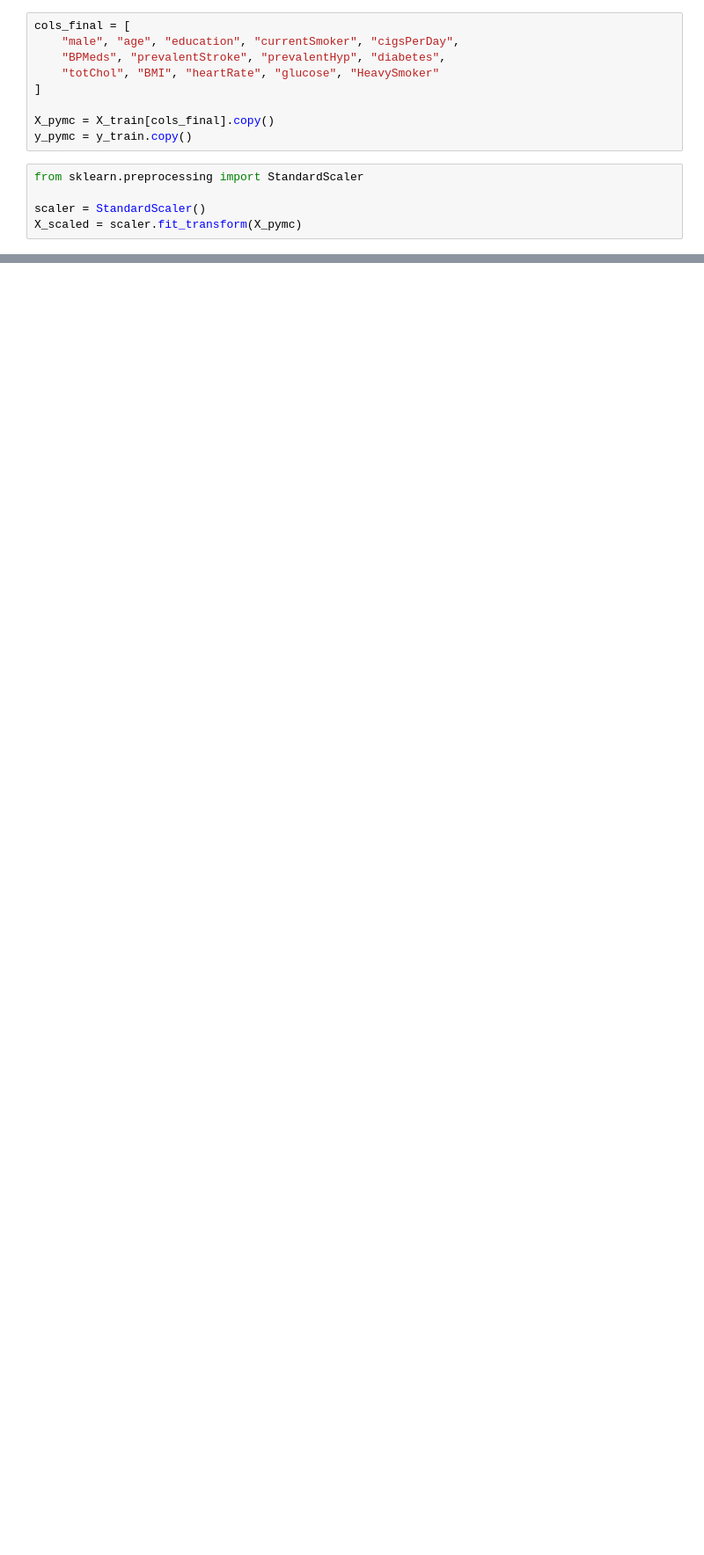
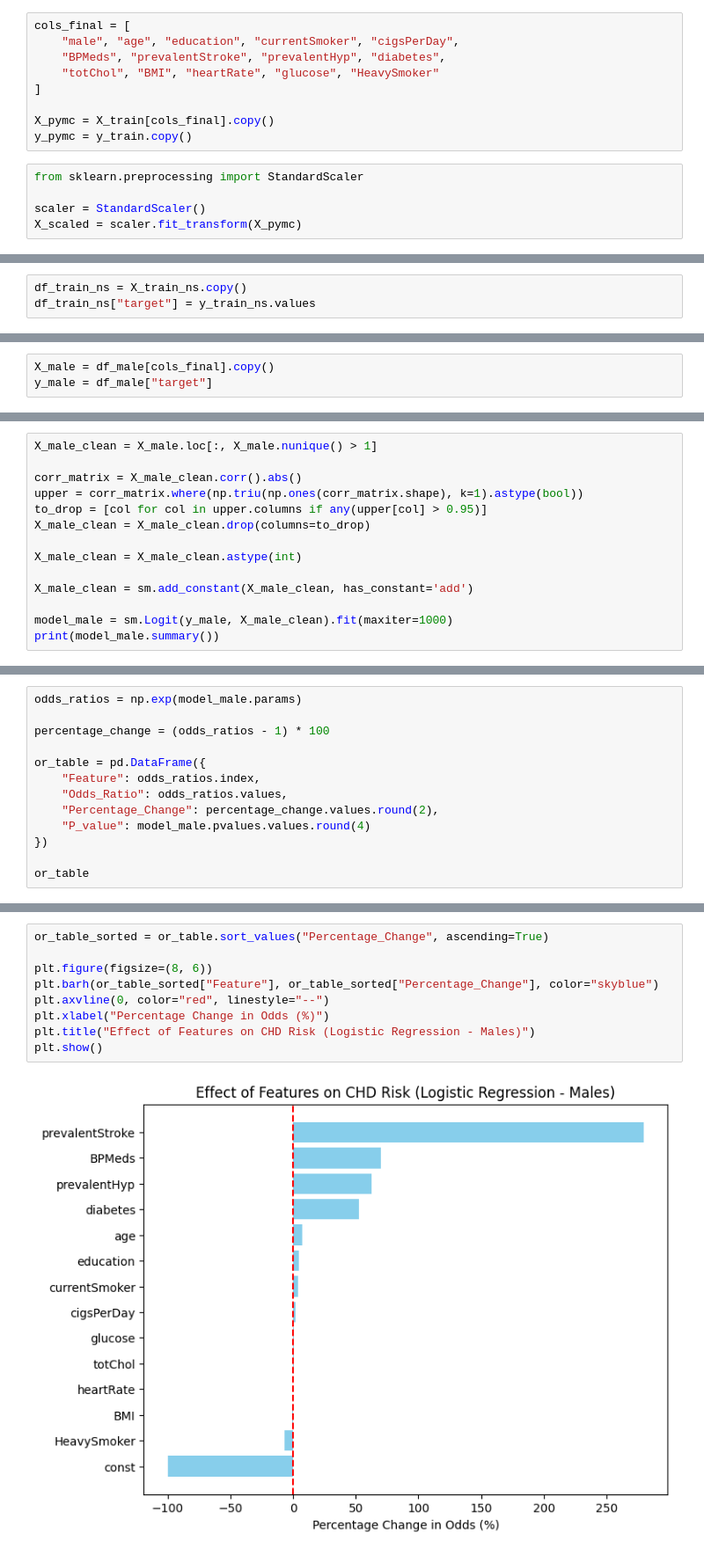
Before and after one commit to YOUSEF-ysfxjo/ml-cs-stats-interpretability-, a Jupyter notebook: notebooks/04-interpretability.ipynb, the cells around one changed output, grey strips where cells are left out. Shown at 88% size. Drawn from its saved outputs; the diff is of its cells as text; blank space fills up the shorter version.

```diff
--- a/notebooks/04-interpretability.ipynb
+++ b/notebooks/04-interpretability.ipynb
@@ -552,0 +775,3 @@ plt.show()
+# %%
+df_train_ns = X_train_ns.copy()
+df_train_ns["target"] = y_train_ns.values
@@ -552,0 +817,3 @@ plt.show()
+# %%
+X_male = df_male[cols_final].copy()
+y_male = df_male["target"]
@@ -552,0 +827,14 @@ plt.show()
+# %%
+X_male_clean = X_male.loc[:, X_male.nunique() > 1]
+
+corr_matrix = X_male_clean.corr().abs()
+upper = corr_matrix.where(np.triu(np.ones(corr_matrix.shape), k=1).astype(bool))
+to_drop = [col for col in upper.columns if any(upper[col] > 0.95)]
+X_male_clean = X_male_clean.drop(columns=to_drop)
+
+X_male_clean = X_male_clean.astype(int)
+
+X_male_clean = sm.add_constant(X_male_clean, has_constant='add')
+
+model_male = sm.Logit(y_male, X_male_clean).fit(maxiter=1000)
+print(model_male.summary())
@@ -552,0 +866,13 @@ plt.show()
+# %%
+odds_ratios = np.exp(model_male.params)
+
+percentage_change = (odds_ratios - 1) * 100
+
+or_table = pd.DataFrame({
+    "Feature": odds_ratios.index,
+    "Odds_Ratio": odds_ratios.values,
+    "Percentage_Change": percentage_change.values.round(2),
+    "P_value": model_male.pvalues.values.round(4)
+})
+
+or_table
@@ -552,0 +895,11 @@ plt.show()
+# %%
+or_table_sorted = or_table.sort_values("Percentage_Change", ascending=True)
+
+plt.figure(figsize=(8, 6))
+plt.barh(or_table_sorted["Feature"], or_table_sorted["Percentage_Change"], color="skyblue")
+plt.axvline(0, color="red", linestyle="--")
+plt.xlabel("Percentage Change in Odds (%)")
+plt.title("Effect of Features on CHD Risk (Logistic Regression - Males)")
+plt.show()
+# %% [output]
+[figure, added]
```
Also changed, not shown: parts of 53 cells of this notebook, 8 other files.
